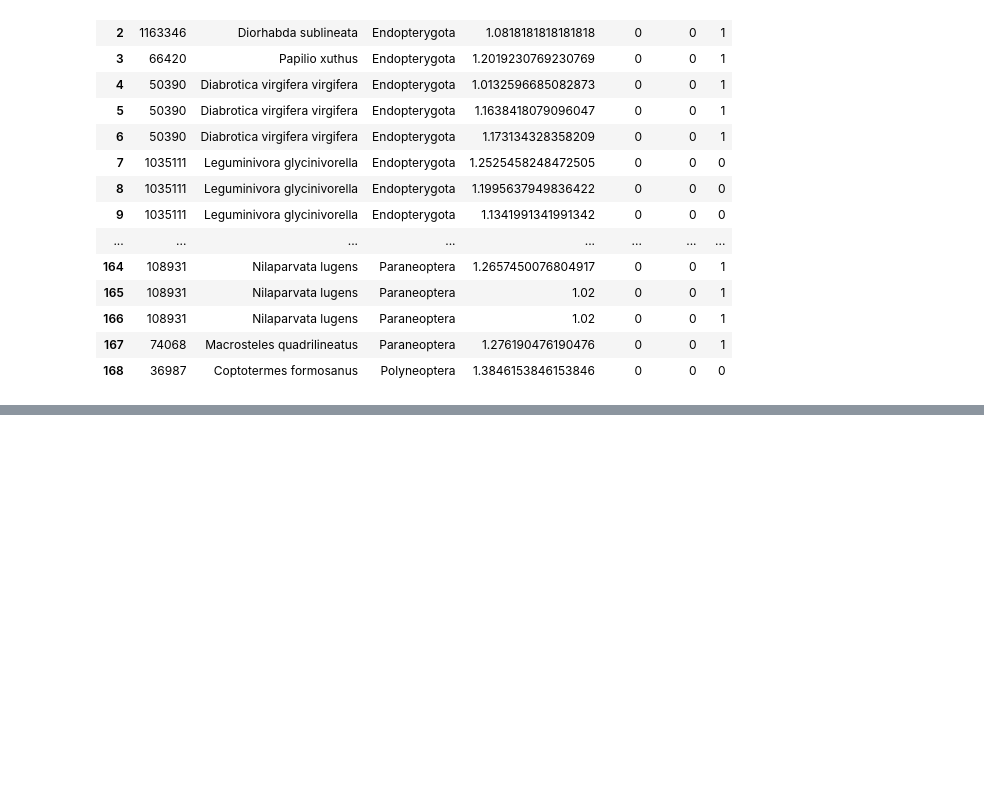
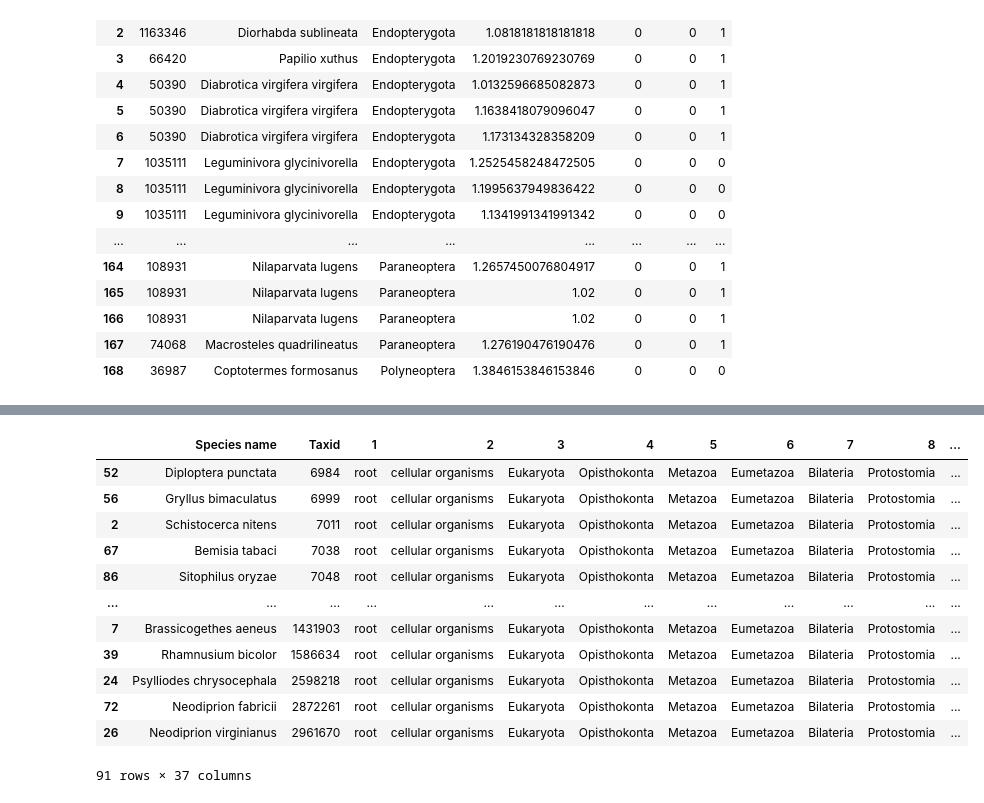
Before and after one commit to simonpenel/stage-automne-2023, a Jupyter notebook: plot_ratios.ipynb, the cells around one changed output, grey strips where cells are left out. Drawn from its saved outputs; the diff is of its cells as text; code cells hidden in the pictures; blank space fills up the shorter version.

```diff
--- a/plot_ratios.ipynb
+++ b/plot_ratios.ipynb
@@ -89,0 +120,25 @@ pd.set_option("display.max_columns", None)
+# %%
+sorted_tax = sorted_tax.sort_values(by=columns)
+for index, row in sorted_tax.iterrows():
+    last_valid_col = row.last_valid_index()
+    sorted_tax.at[index, 'Species name'] = sorted_tax.loc[index, last_valid_col]
+# %%
+last_col_name = sorted_tax.columns[-1]
+last_col = sorted_tax.pop(last_col_name)
+
+sorted_tax.insert(0, last_col_name, last_col)
+sorted_tax
+# %% [output]
+|  | Species name | Taxid | 1 | 2 | 3 | 4 | 5 | 6 | 7 | 8 | ... |
+| 52 | Diploptera punctata | 6984 | root | cellular organisms | Eukaryota | Opisthokonta | Metazoa | Eumetazoa | Bilateria | Protostomia | ... |
+| 56 | Gryllus bimaculatus | 6999 | root | cellular organisms | Eukaryota | Opisthokonta | Metazoa | Eumetazoa | Bilateria | Protostomia | ... |
+| 2 | Schistocerca nitens | 7011 | root | cellular organisms | Eukaryota | Opisthokonta | Metazoa | Eumetazoa | Bilateria | Protostomia | ... |
+| 67 | Bemisia tabaci | 7038 | root | cellular organisms | Eukaryota | Opisthokonta | Metazoa | Eumetazoa | Bilateria | Protostomia | ... |
+| 86 | Sitophilus oryzae | 7048 | root | cellular organisms | Eukaryota | Opisthokonta | Metazoa | Eumetazoa | Bilateria | Protostomia | ... |
+| ... | ... | ... | ... | ... | ... | ... | ... | ... | ... | ... | ... |
+| 7 | Brassicogethes aeneus | 1431903 | root | cellular organisms | Eukaryota | Opisthokonta | Metazoa | Eumetazoa | Bilateria | Protostomia | ... |
+| 39 | Rhamnusium bicolor | 1586634 | root | cellular organisms | Eukaryota | Opisthokonta | Metazoa | Eumetazoa | Bilateria | Protostomia | ... |
+| 24 | Psylliodes chrysocephala | 2598218 | root | cellular organisms | Eukaryota | Opisthokonta | Metazoa | Eumetazoa | Bilateria | Protostomia | ... |
+| 72 | Neodiprion fabricii | 2872261 | root | cellular organisms | Eukaryota | Opisthokonta | Metazoa | Eumetazoa | Bilateria | Protostomia | ... |
+| 26 | Neodiprion virginianus | 2961670 | root | cellular organisms | Eukaryota | Opisthokonta | Metazoa | Eumetazoa | Bilateria | Protostomia | ... |
+91 rows × 37 columns
```
Also changed, not shown: parts of 16 cells of this notebook, 21 other files.
